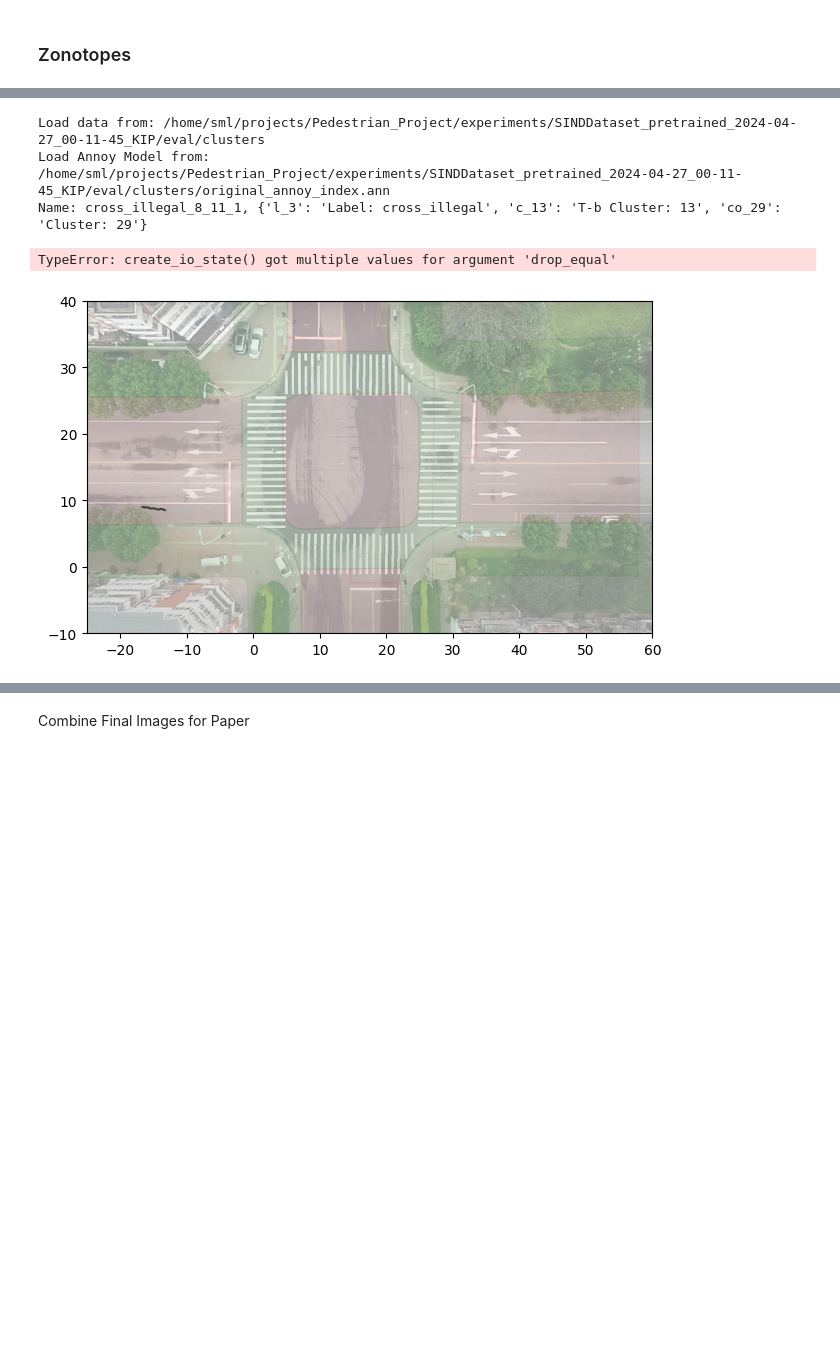
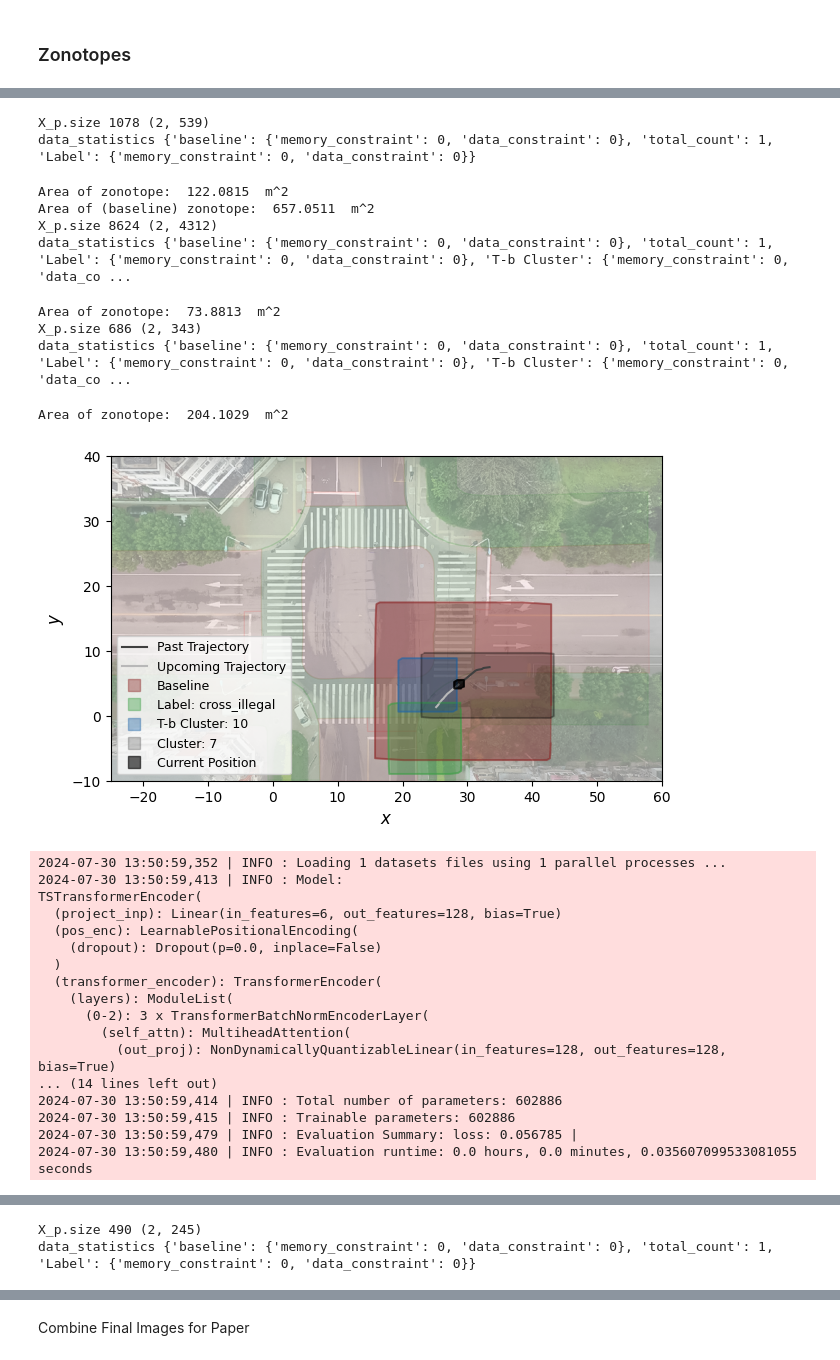
Before and after one commit to kfragkedaki/Pedestrian_Project, a Jupyter notebook: labeling_oracle_Soderlund.ipynb, the cells around one changed output, grey strips where cells are left out. Cells and saved outputs as stored; diff of their text form; code cells hidden in the pictures; blank space fills up the shorter version.

Commit message:
fix: inclusion accuracy using pairs

```diff
--- a/labeling_oracle_Soderlund.ipynb
+++ b/labeling_oracle_Soderlund.ipynb
@@ -38,26 +36,27 @@ REVERSED_LABELS
 # %%
-TEST_TRAJECTORIES = [
-    'cross_illegal_8_11_1', # nice with the angle filter / without the angle filter, t-b is a bit larger + baseline labeling is the same
-    'cross_left_8_6_4', # ISSUE WITH LABELING ORACLE AND filter, ISSUE WITH THE BASELINE TOO MANY DATA / without angle filter labeling too small and issue baseline too big
-    'crossing_now_7_28_1', # labeling too too smal / create without the angle filter
-]
-for name in TEST_TRAJECTORIES:
+TEST_TRAJECTORIES = {
+    'cross_illegal': 4,
+    'not_cross': 26,
+    'crossing_now': 3,
+}
+for test_name, chunk in TEST_TRAJECTORIES.items():
     config_test = config.copy()
-    config_test['data_dir'] = ROOT_RESOURCES + f'/test/{name}'
-    config_test['original_data'] = False
+    config_test['data_dir'] = ROOT_RESOURCES + f'/test/{test_name}'
     test_labeling_oracle = LabelingOracleSINDData(config_test)
     test_labeling_oracle.load_data()
+    test_labeling_oracle.config['original_data'] = False
 
-    trajectory, l = get_test_label(test_labeling_oracle)
-    c = get_cluster(config_test, test_labeling_oracle)
+    trajectory, l = get_test_label(test_labeling_oracle, chunk=chunk)
+    c, distance_c = get_cluster(config, test_labeling_oracle, chunk=chunk)
 
-    config_test['original_data'] = True
-    test_labeling_oracle = LabelingOracleSINDData(config_test)
-    test_labeling_oracle.load_data()
-    co = get_cluster(config_test, test_labeling_oracle)
+    test_labeling_oracle.config['original_data'] = True
+    co, distance_co = get_cluster(config, test_labeling_oracle, chunk=chunk)
 
+    if distance_co > 3 or distance_c > 3:
+        print("No cluster found that is close enough")
+        continue
     test_cases = {f'l_{l}': f'Label: {REVERSED_LABELS[l]}', f'c_{c}': f'T-b Cluster: {c}',  f'co_{co}': f'Cluster: {co}'}
 
-    print(f"Name: {name},", test_cases)
+    print(f"Name: {test_name},", test_cases)
     run_scenario(trajectory=trajectory, config=config, labels=test_cases, show_path=True, baseline=True, show_plot=True, save_plot=config_test['data_dir'])
 # %% [output]
@@ -87,5 +91,28 @@ Load Annoy Model from: /home/sml/projects/Pedestrian_Project/experiments/SINDDat
-Load data from: /home/sml/projects/Pedestrian_Project/experiments/SINDDataset_pretrained_2024-04-27_00-11-45_KIP/eval/clusters
-Load Annoy Model from: /home/sml/projects/Pedestrian_Project/experiments/SINDDataset_pretrained_2024-04-27_00-11-45_KIP/eval/clusters/original_annoy_index.ann
-Name: cross_illegal_8_11_1, {'l_3': 'Label: cross_illegal', 'c_13': 'T-b Cluster: 13', 'co_29': 'Cluster: 29'}
+X_p.size 1078 (2, 539)
+data_statistics {'baseline': {'memory_constraint': 0, 'data_constraint': 0}, 'total_count': 1, 'Label': {'memory_constraint': 0, 'data_constraint': 0}}
-TypeError: create_io_state() got multiple values for argument 'drop_equal'
+Area of zonotope:  122.0815  m^2
+Area of (baseline) zonotope:  657.0511  m^2
+X_p.size 8624 (2, 4312)
+data_statistics {'baseline': {'memory_constraint': 0, 'data_constraint': 0}, 'total_count': 1, 'Label': {'memory_constraint': 0, 'data_constraint': 0}, 'T-b Cluster': {'memory_constraint': 0, 'data_co ...
+Area of zonotope:  73.8813  m^2
+X_p.size 686 (2, 343)
+data_statistics {'baseline': {'memory_constraint': 0, 'data_constraint': 0}, 'total_count': 1, 'Label': {'memory_constraint': 0, 'data_constraint': 0}, 'T-b Cluster': {'memory_constraint': 0, 'data_co ...
+Area of zonotope:  204.1029  m^2
-[figure, old version]
+[figure, new version]
+2024-07-30 13:50:59,352 | INFO : Loading 1 datasets files using 1 parallel processes ...
+2024-07-30 13:50:59,413 | INFO : Model:
+TSTransformerEncoder(
+  (project_inp): Linear(in_features=6, out_features=128, bias=True)
+  (pos_enc): LearnablePositionalEncoding(
+    (dropout): Dropout(p=0.0, inplace=False)
+  )
+  (transformer_encoder): TransformerEncoder(
+    (layers): ModuleList(
+      (0-2): 3 x TransformerBatchNormEncoderLayer(
+        (self_attn): MultiheadAttention(
+          (out_proj): NonDynamicallyQuantizableLinear(in_features=128, out_features=128, bias=True)
+... (14 lines left out)
+2024-07-30 13:50:59,414 | INFO : Total number of parameters: 602886
+2024-07-30 13:50:59,415 | INFO : Trainable parameters: 602886
+2024-07-30 13:50:59,479 | INFO : Evaluation Summary: loss: 0.056785 |
+2024-07-30 13:50:59,480 | INFO : Evaluation runtime: 0.0 hours, 0.0 minutes, 0.035607099533081055 seconds
@@ -91,0 +128,2 @@ TypeError: create_io_state() got multiple values for argument 'drop_equal'
+X_p.size 490 (2, 245)
+data_statistics {'baseline': {'memory_constraint': 0, 'data_constraint': 0}, 'total_count': 1, 'Label': {'memory_constraint': 0, 'data_constraint': 0}}
```
Also changed, not shown: parts of 6 cells of this notebook, 12 other files.
